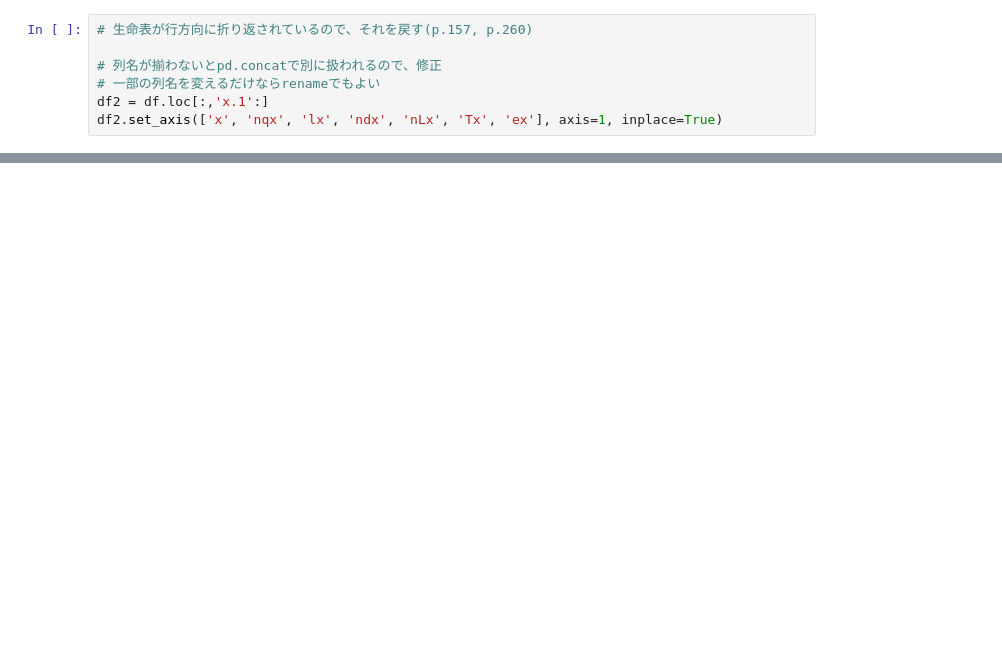
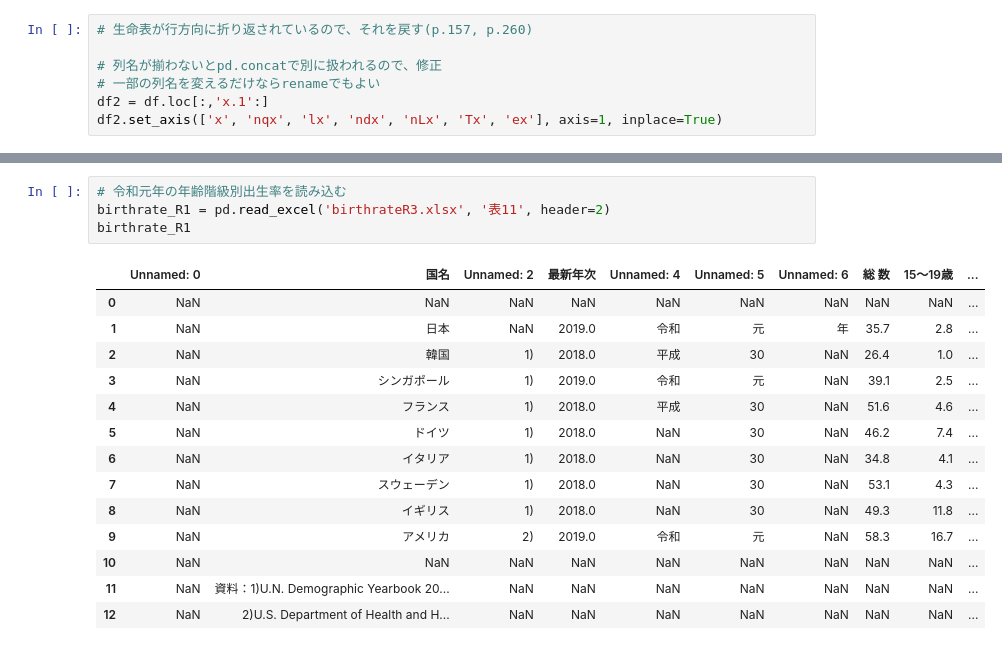
Before and after one commit to kiyoyoki/populationEstimation, a Jupyter notebook: populationEstimation.ipynb, the cells around one changed output, grey strips where cells are left out. Saved outputs shown, nothing was run; the diff lists cells and outputs as text; blank space fills up the shorter version.

```diff
--- a/populationEstimation.ipynb
+++ b/populationEstimation.ipynb
@@ -36,0 +183,19 @@ plt.plot(life_table_man.iloc[8:,1], life_table_man.iloc[8:,3])
+# %%
+# 令和元年の年齢階級別出生率を読み込む
+birthrate_R1 = pd.read_excel('birthrateR3.xlsx', '表11', header=2)
+birthrate_R1
+# %% [output]
+|  | Unnamed: 0 | 国名 | Unnamed: 2 | 最新年次 | Unnamed: 4 | Unnamed: 5 | Unnamed: 6 | 総 数 | 15～19歳 | ... |
+| 0 | NaN | NaN | NaN | NaN | NaN | NaN | NaN | NaN | NaN | ... |
+| 1 | NaN | 日本 | NaN | 2019.0 | 令和 | 元 | 年 | 35.7 | 2.8 | ... |
+| 2 | NaN | 韓国 | 1) | 2018.0 | 平成 | 30 | NaN | 26.4 | 1.0 | ... |
+| 3 | NaN | シンガポール | 1) | 2019.0 | 令和 | 元 | NaN | 39.1 | 2.5 | ... |
+| 4 | NaN | フランス | 1) | 2018.0 | 平成 | 30 | NaN | 51.6 | 4.6 | ... |
+| 5 | NaN | ドイツ | 1) | 2018.0 | NaN | 30 | NaN | 46.2 | 7.4 | ... |
+| 6 | NaN | イタリア | 1) | 2018.0 | NaN | 30 | NaN | 34.8 | 4.1 | ... |
+| 7 | NaN | スウェーデン | 1) | 2018.0 | NaN | 30 | NaN | 53.1 | 4.3 | ... |
+| 8 | NaN | イギリス | 1) | 2018.0 | NaN | 30 | NaN | 49.3 | 11.8 | ... |
+| 9 | NaN | アメリカ | 2) | 2019.0 | 令和 | 元 | NaN | 58.3 | 16.7 | ... |
+| 10 | NaN | NaN | NaN | NaN | NaN | NaN | NaN | NaN | NaN | ... |
+| 11 | NaN | 資料：1)U.N. Demographic Yearbook 20... | NaN | NaN | NaN | NaN | NaN | NaN | NaN | ... |
+| 12 | NaN | 2)U.S. Department of Health and H... | NaN | NaN | NaN | NaN | NaN | NaN | NaN | ... |
```
Also changed, not shown: parts of 15 cells of this notebook.
